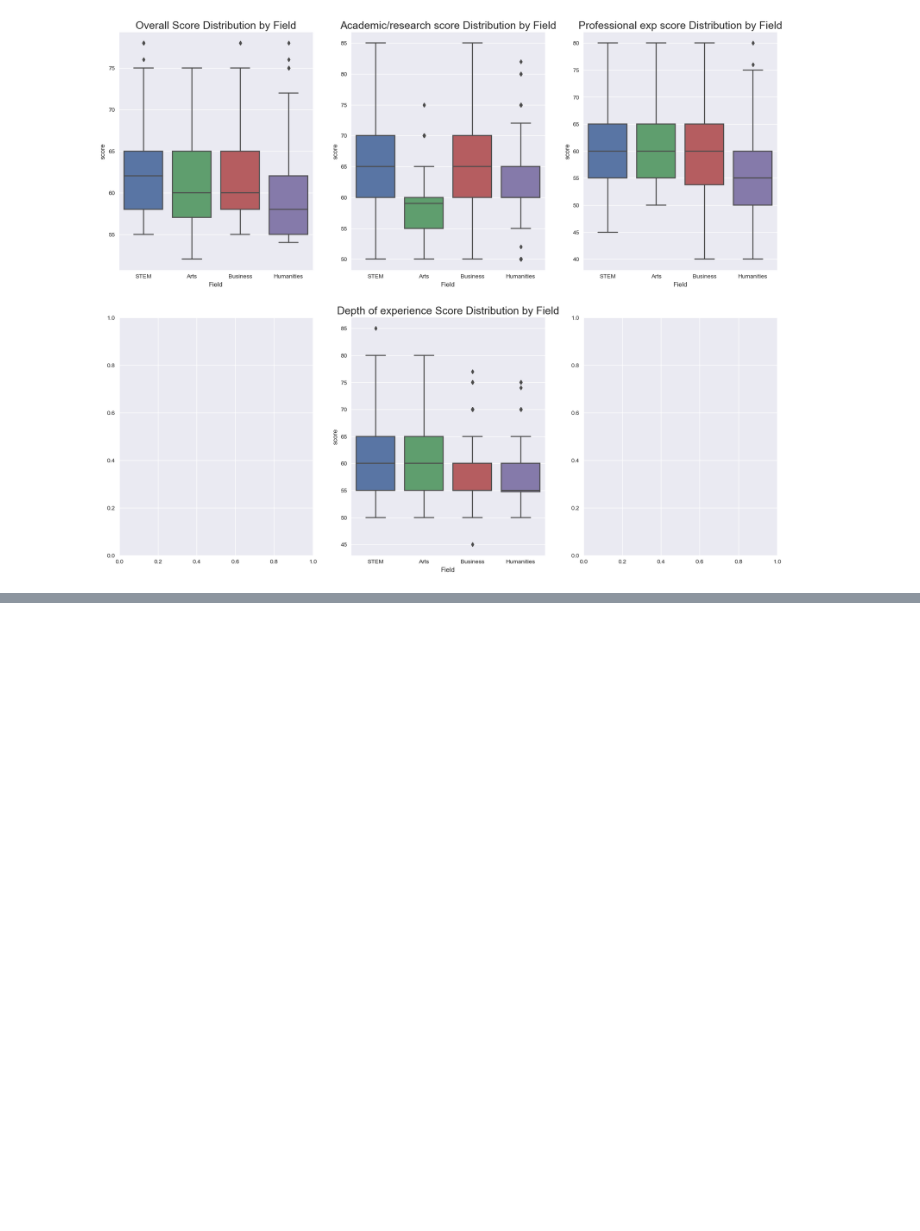
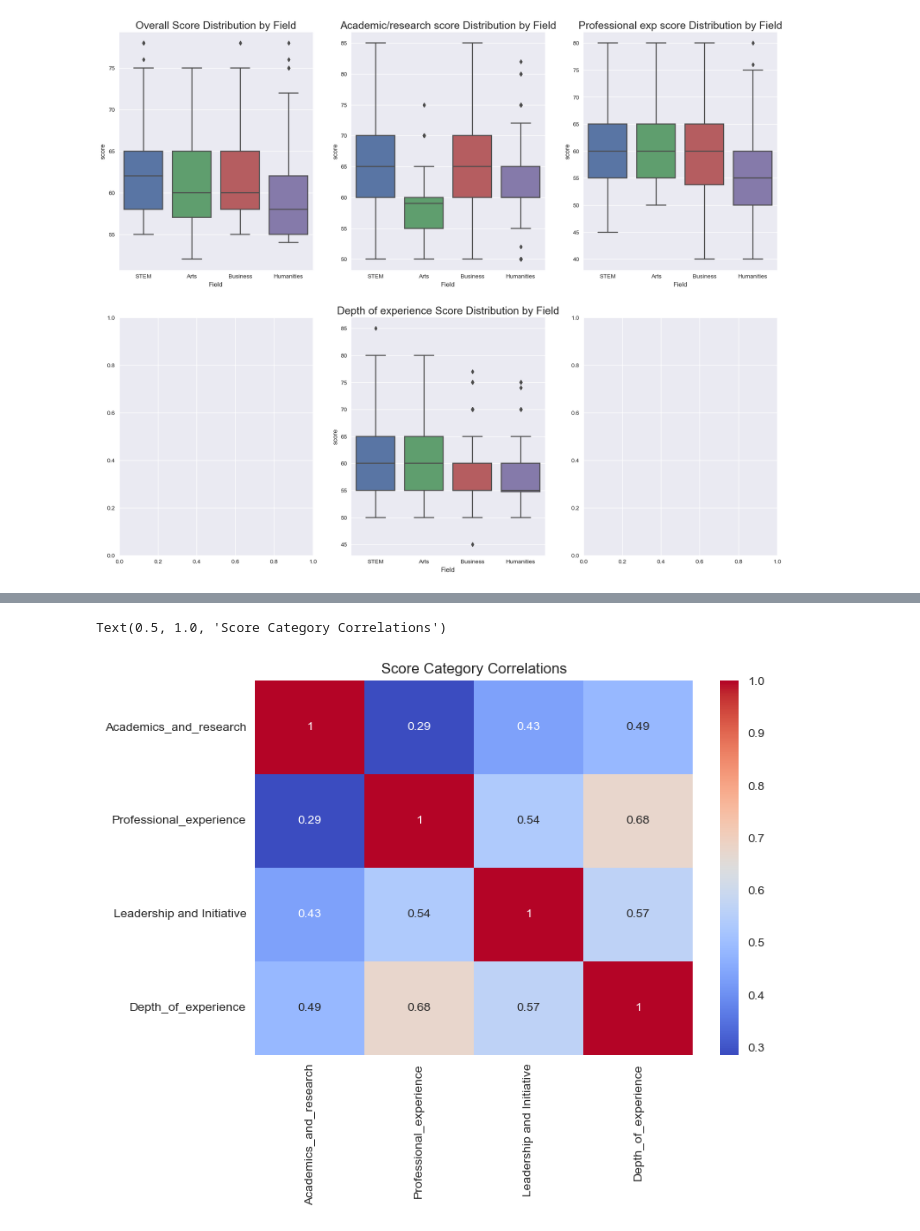
Before and after one commit to TommyClemenzaChen/lm_experiments, a Jupyter notebook: analysis/analysis.ipynb, the cells around one changed output, grey strips where cells are left out. Drawn from its saved outputs; the diff is of its cells as text; code cells hidden in the pictures; blank space fills up the shorter version.

```diff
--- a/analysis/analysis.ipynb
+++ b/analysis/analysis.ipynb
@@ -90,28 +92,8 @@ plt.show()
-# %%
- # 2. Category Scores Comparison
-category_scores = df[['Academics_and_research', 'Professional_experience',
-                          'Leadership and Initiative', 'Depth_of_experience']]
-sns.boxplot(data=category_scores, ax=axes[0, 1])
-axes[0, 1].set_title('Category Scores Comparison')
-axes[0, 1].set_xticklabels(axes[0, 1].get_xticklabels(), rotation=45, ha='right')
-
-# 3. Heatmap of Score Correlations
-correlation_matrix = category_scores.corr()
-sns.heatmap(correlation_matrix, annot=True, cmap='coolwarm', ax=axes[1, 0])
-axes[1, 0].set_title('Score Category Correlations')
-
-# 4. Score Distribution by Major
-sns.violinplot(x='major', y='overall_score', data=df, ax=axes[1, 1])
-axes[1, 1].set_title('Score Distribution by Major')
-axes[1, 1].set_xticklabels(axes[1, 1].get_xticklabels(), rotation=45, ha='right')
-
-# Adjust layout and save
-plt.tight_layout()
-plt.savefig('student_profile_analysis.png')
-plt.close()
-
-# Additional Statistical Summary
-summary_stats = df.groupby('field')[['overall_score'] +
-    list(df.columns[df.columns.str.contains('_score')])
-].agg(['mean', 'median', 'std'])
-summary_stats.to_csv('field_score_summary.csv')
+# %%
+# 3. Heatmap of Score Correlations
+correlation_matrix = category_scores.corr()
+sns.heatmap(correlation_matrix, annot=True, cmap='coolwarm')
+plt.title('Score Category Correlations')
+# %% [output]
+Text(0.5, 1.0, 'Score Category Correlations')
+[figure, added]
```
Also changed, not shown: parts of 5 cells of this notebook.
